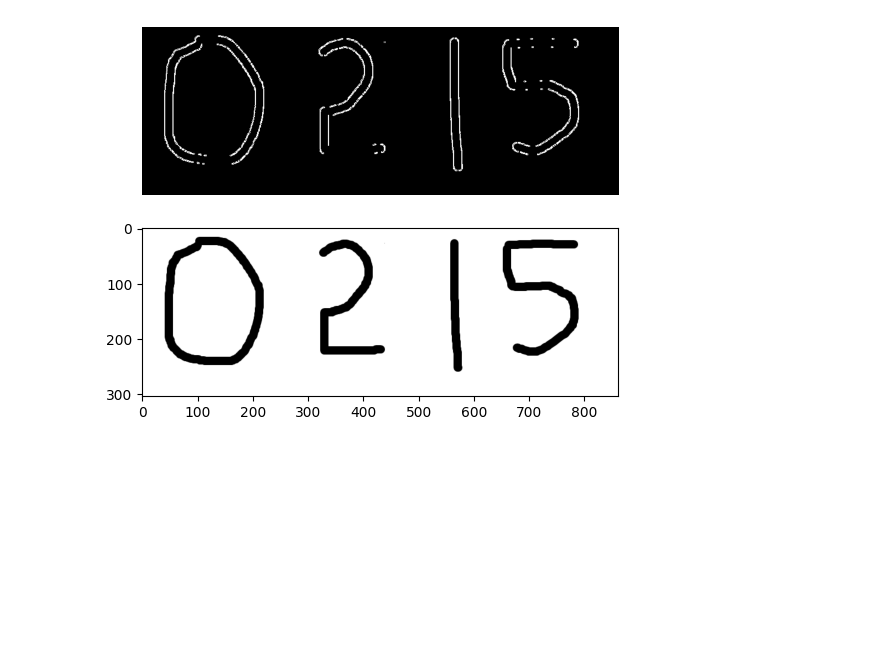
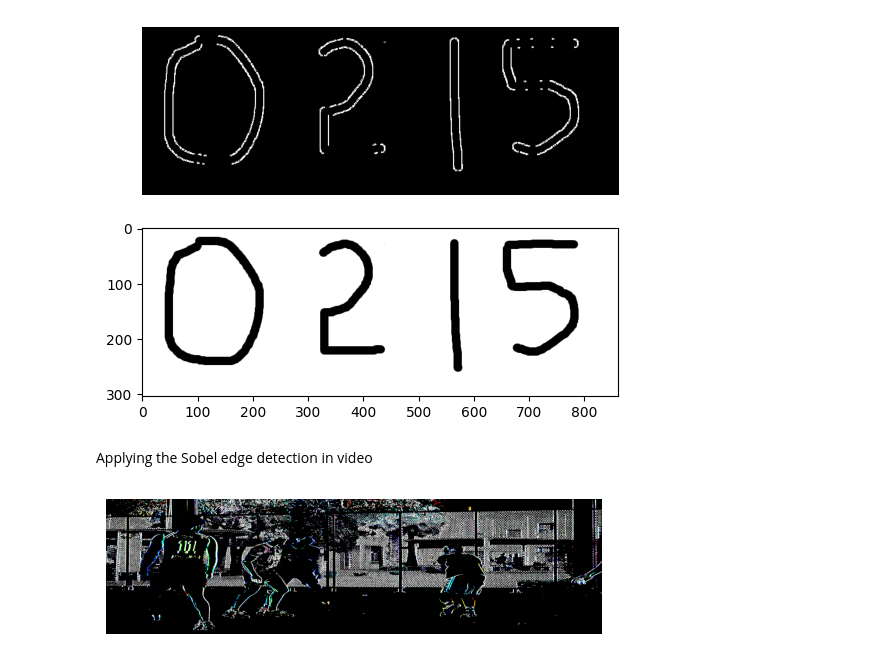
Before and after one commit to Raghava2004-cpu/Computer-vision-practice, a Jupyter notebook: sobel_edge_detection.ipynb, the cells around one changed output. Saved outputs shown, nothing was run; the diff lists cells and outputs as text; code cells hidden in the pictures; blank space fills up the shorter version.

```diff
--- a/sobel_edge_detection.ipynb
+++ b/sobel_edge_detection.ipynb
@@ -28,3 +28,41 @@ plt.imshow(image)
 # %% [output]
 <matplotlib.image.AxesImage at 0x...>
 [figure]
+# %% [markdown]
+Applying the Sobel edge detection in video
+# %%
+import cv2 as cv
+import matplotlib.pyplot as plt
+import numpy as np
+
+
+
+video = cv.VideoCapture("C:/Users/ragha/Downloads/13074060_1920_1080_30fps.mp4")
+
+while True:
+    ret  , frame = video.read()
+
+    if not ret:
+        break
+
+    frame = cv.resize(frame , (2200,600))
+
+    sobel_x = cv.Sobel(frame , cv.CV_64F , 1,0 , ksize=3)
+    sobel_y = cv.Sobel(frame , cv.CV_64F , 0,1 , ksize = 3)
+
+    sobel_magnitude = np.sqrt(sobel_x**2 , sobel_y**2)
+    sobel_magnitude = np.uint8(sobel_magnitude)
+
+    _, sobel_edges = cv.threshold(sobel_magnitude , 50,255 , cv.THRESH_BINARY)
+
+    cv.imshow("sobel edges" , sobel_edges)
+    plt.imshow(sobel_edges)
+    plt.axis("OFF")
+
+    if cv.waitKey(25) & 0xFF == ord('q'):
+        break
+
+video.release()
+cv.destroyAllWindows()
+# %% [output]
+[figure, added]
```
